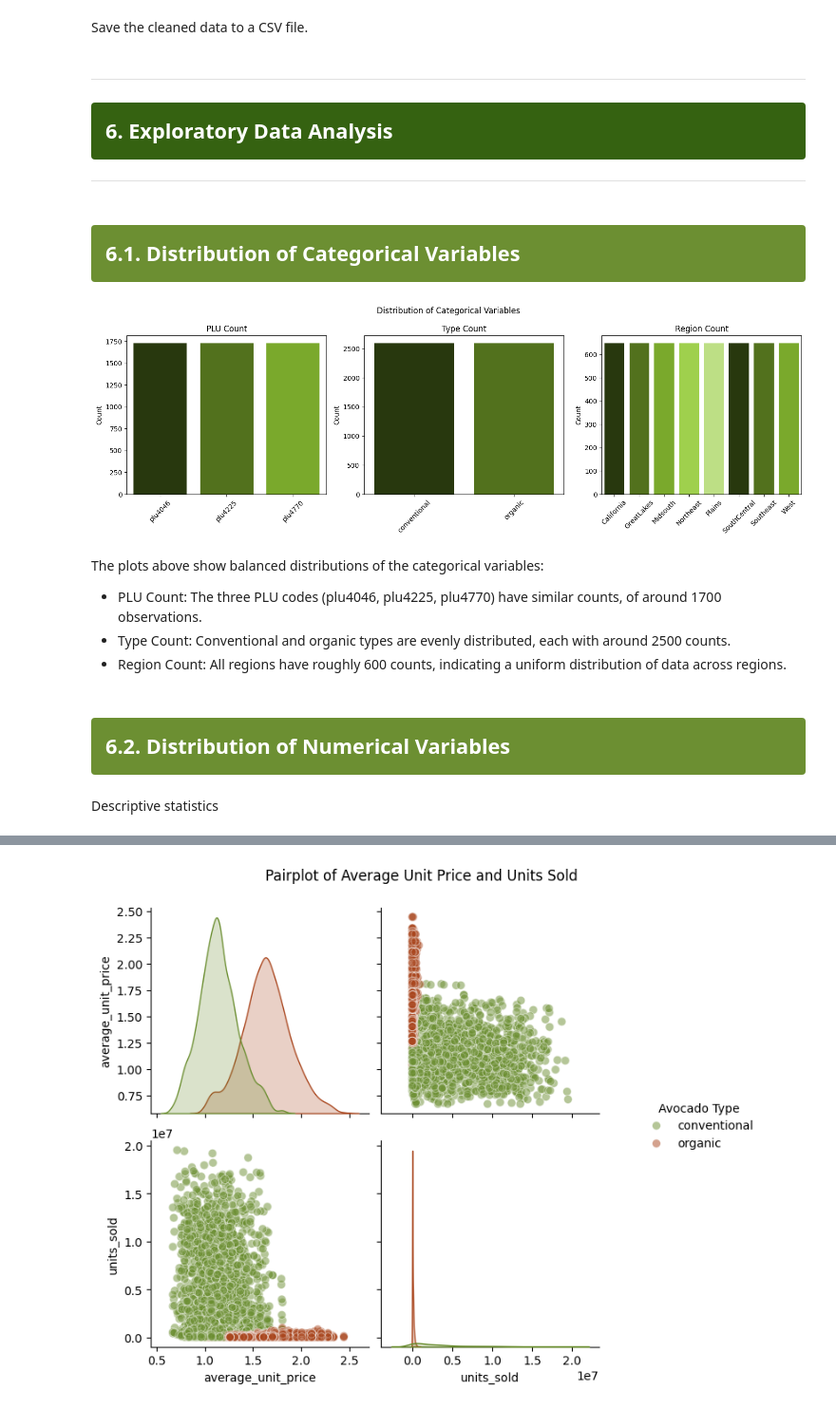
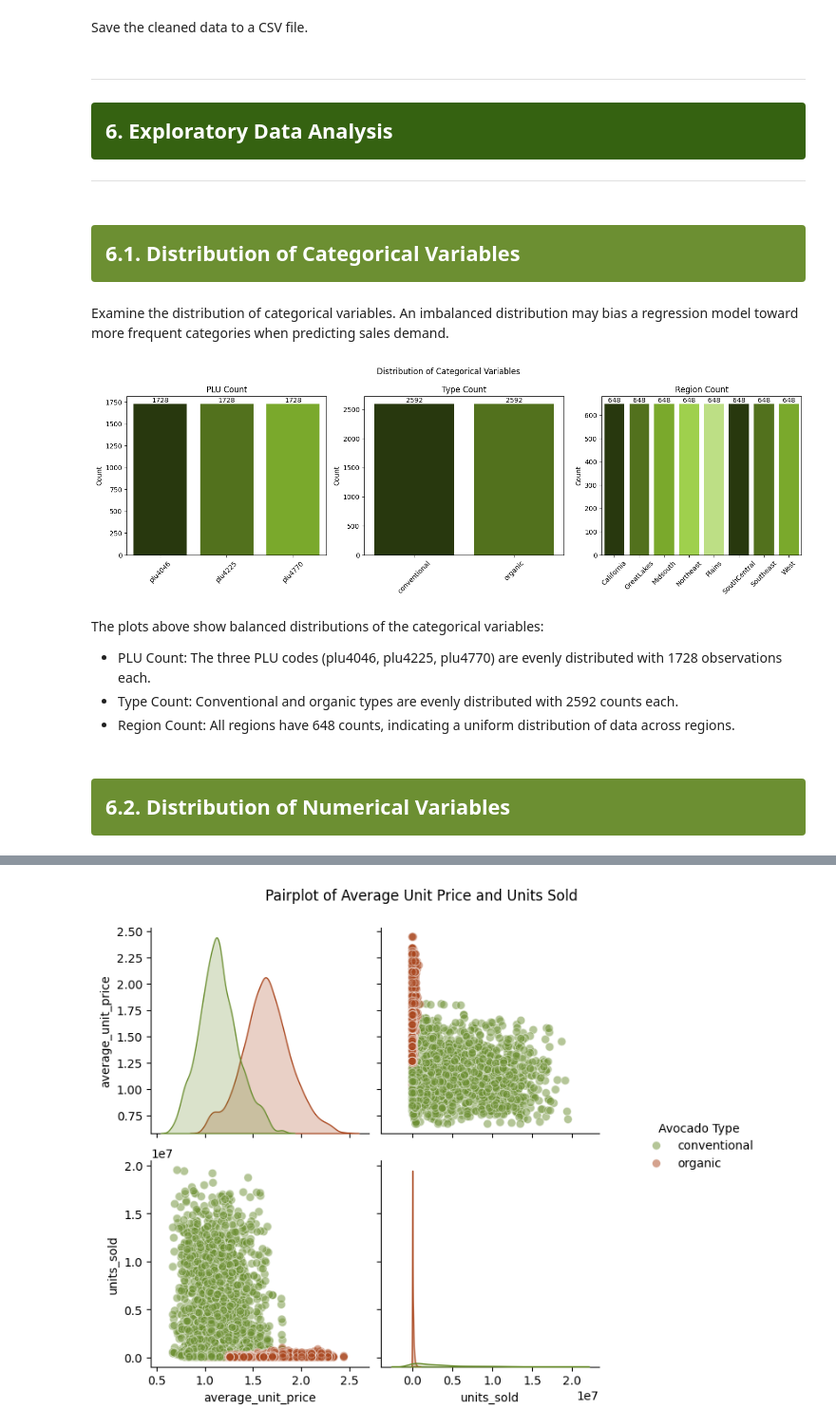
Before and after one commit to MeganHolborn/Avocado-price-optimisation, a Jupyter notebook: Notebook.ipynb, the cells around one changed output, grey strips where cells are left out. Shown at 95% size. Drawn from its saved outputs; the diff is of its cells as text; code cells hidden in the pictures.

Commit message:
Update table of contents, background context and result descriptions

```diff
--- a/Notebook.ipynb
+++ b/Notebook.ipynb
@@ -183,40 +206,44 @@ Save the cleaned data to a CSV file.
 avo_data.to_csv("Data/Avocado_HassAvocadoBoard_cleaned_20152023.csv")
 # %% [markdown]
 <hr style="border: none; border-top: 1px solid black; height: 1px;">
-<h2 style="color: white; background-color: #356211; margin: 10px; padding: 15px; padding-left: 15px; border-radius: 4px;">6. Exploratory Data Analysis</h2>
+<h2 id="exploratory-data-analysis" style="color: white; background-color: #356211; margin: 10px; padding: 15px; padding-left: 15px; border-radius: 4px;">6. Exploratory Data Analysis</h2>
 <hr style="border: none; border-top: 1px solid black; height: 1px;">
 # %% [markdown]
 <h2 style="color: white; background-color: #6C8F32; margin: 8px; padding: 15px; padding-left: 15px; border-radius: 4px;">6.1. Distribution of Categorical Variables</h2>
+# %% [markdown]
+Examine the distribution of categorical variables. An imbalanced distribution may bias a regression model toward more frequent categories when predicting sales demand.
 # %%
 # Create subplots
 fig, axs = plt.subplots(1, 3, figsize=(15, 5))
 fig.suptitle('Distribution of Categorical Variables')
 LinearSegmentedColormap
 
 # Plot categorical variable counts
 cat_variables = ['plu', 'type', 'region']
 palettes = [greens, ['#6C8F32', '#AA471F'], list(greens_cmap(np.linspace(0,1, 8)))]
 titles = ['PLU Count', 'Type Count', 'Region Count']
 
 for i in range(0,3):
     sns.countplot(data=avo_data, x=cat_variables[i], ax=axs[i], hue=cat_variables[i], palette=greens)
     axs[i].set_title(titles[i])
     axs[i].set_xlabel(None)
     axs[i].set_ylabel('Count')
     axs[i].tick_params(axis='x', rotation=45)
 
+    # Add bar labels
+    for container in axs[i].containers:
+        axs[i].bar_label(container)
+
 # Adjust layout
 plt.tight_layout()
 plt.show()
 # %% [output]
-[figure, old version]
+[figure, new version]
 # %% [markdown]
 The plots above show balanced distributions of the categorical variables:
 
-* PLU Count: The three PLU codes (plu4046, plu4225, plu4770) have similar counts, of around 1700 observations.
-* Type Count: Conventional and organic types are evenly distributed, each with around 2500 counts.
-* Region Count: All regions have roughly 600 counts, indicating a uniform distribution of data across regions.
+* PLU Count: The three PLU codes (plu4046, plu4225, plu4770) are evenly distributed with 1728 observations each.
+* Type Count: Conventional and organic types are evenly distributed with 2592 counts each.
+* Region Count: All regions have 648 counts, indicating a uniform distribution of data across regions.
 # %% [markdown]
 <h2 style="color: white; background-color: #6C8F32; margin: 8px; padding: 15px; padding-left: 15px; border-radius: 4px;">6.2. Distribution of Numerical Variables</h2>
-# %% [markdown]
-Descriptive statistics
```
Also changed, not shown: parts of 43 cells of this notebook.
